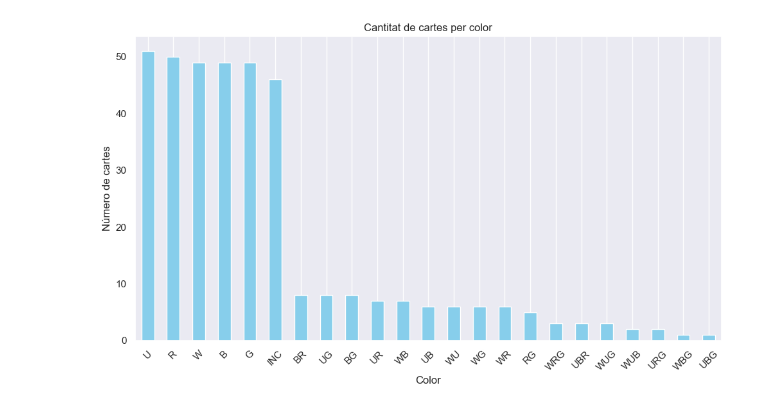
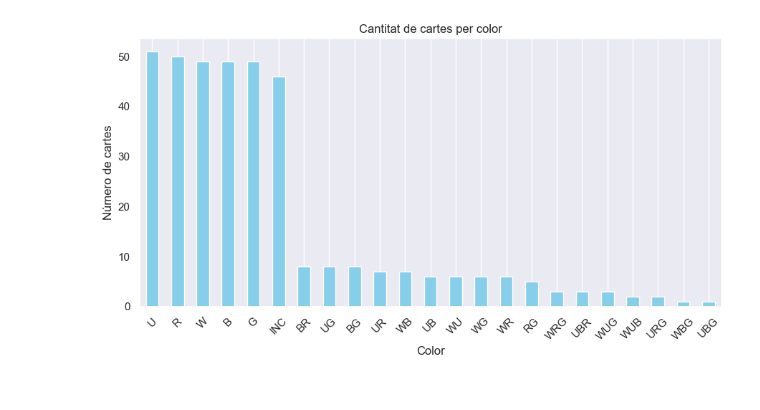
Before and after one commit to Robe124/Quim-Robert, a Jupyter notebook: MTGgrafiques.ipynb, the cells around one changed output. Saved outputs shown, nothing was run; the diff lists cells and outputs as text; code cells hidden in the pictures.

```diff
--- a/MTGgrafiques.ipynb
+++ b/MTGgrafiques.ipynb
@@ -13,18 +13,18 @@ df = pd.read_csv('MTG-OTJ-draft-card-ratings-2024-05-25_2.0.csv')
 # Exercici 1: crea un histograma per veure la cantitat de cartes que pertanyen al mateix color
 # %%
 color_counts = df['Color'].value_counts()
-plt.figure(figsize=(9, 6))
+plt.figure(figsize=(9, 5))
 color_counts.plot(kind='bar', color='skyblue')
 plt.title('Cantitat de cartes per color')
 plt.xlabel('Color')
 plt.ylabel('Número de cartes')
 plt.xticks(rotation=45)
 plt.grid(axis='y')
 
 plt.tight_layout()
 plt.show()
 # %% [output]
-[figure, old version]
+[figure, new version]
 # %%
 # Exercici 2: copia la gràfica del exercici 1 i afegeix color a cada una de les barres
 # %%
```
Also changed, not shown: parts of 4 cells of this notebook.
